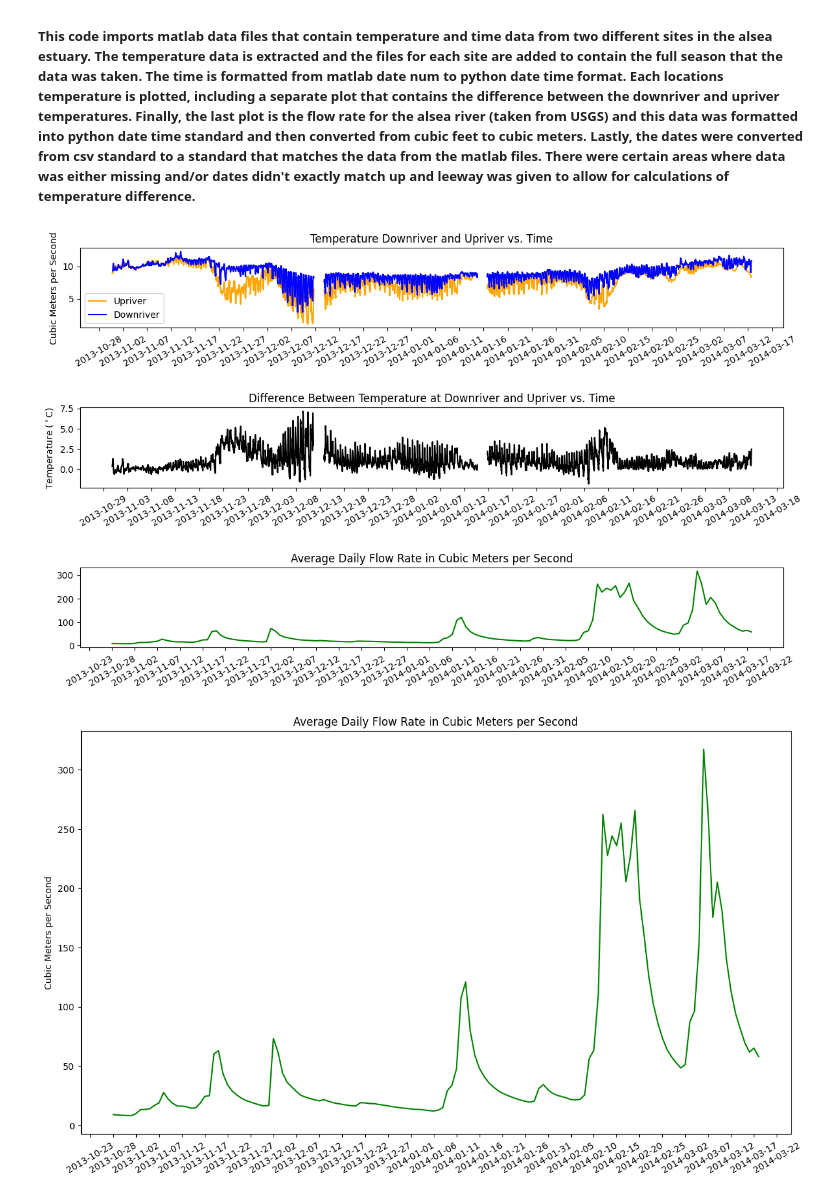
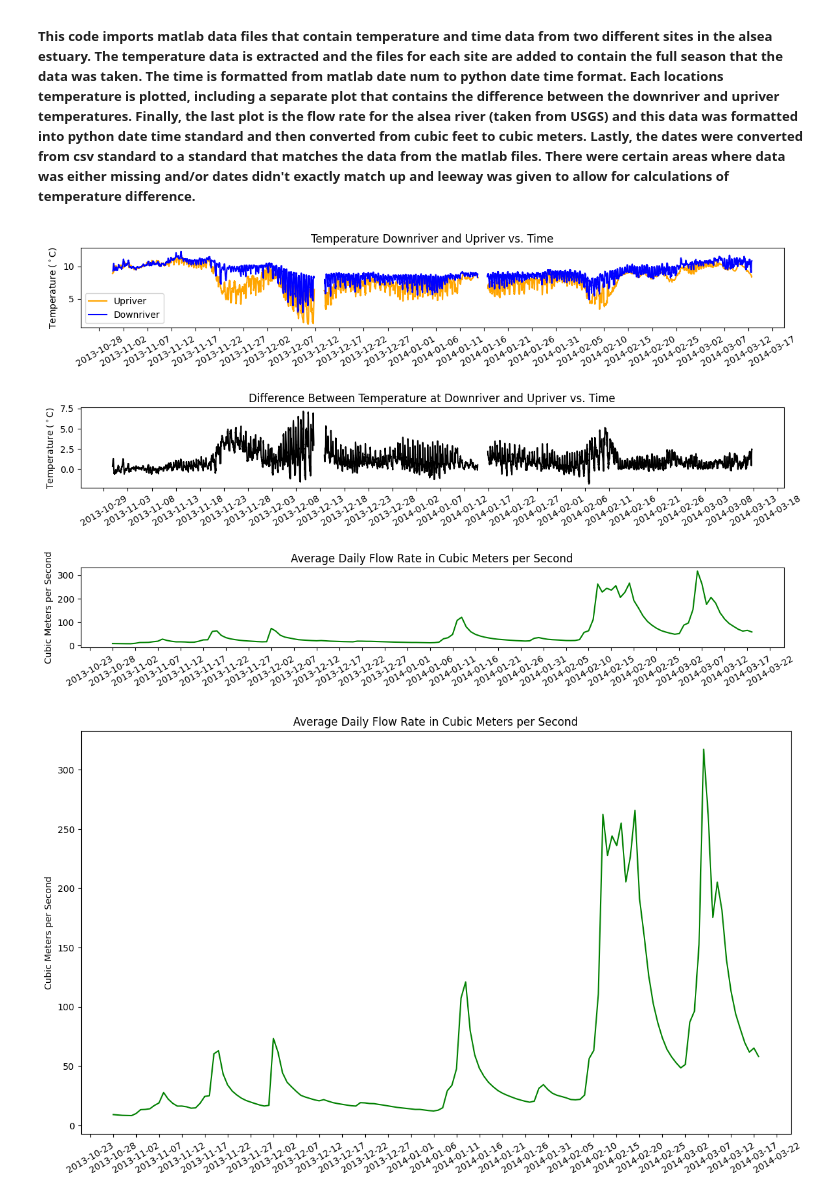
Before and after one commit to lebedevn/Alsea-Estuary-Data, a Jupyter notebook: 2013_2014.ipynb, the cells around one changed output. Drawn from its saved outputs; the diff is of its cells as text; code cells hidden in the pictures.

```diff
--- a/2013_2014.ipynb
+++ b/2013_2014.ipynb
@@ -51,14 +51,14 @@ tmsUpriver = matUDF['DN'] * np.timedelta64(1, 'D') + origin
 
 #calculating difference in temperature values
 matDiff = matDDF.sub(matUDF)
-
 #plotting subplots
 fig, (ax,axdiff, axflow) = plt.subplots(3,figsize=(14, 8))
 ax.set_title("Temperature Downriver and Upriver vs. Time")
-plt.setp(ax, ylabel = "Temperature ($^\circ$C)")
+plt.setp(ax, ylabel = "Temperature ($^\circ$C)",)
 ax.plot(tmsUpriver, matUDF['T'], color = 'orange', label='Upriver')
 ax.plot(tmsDownriver,matDDF['T'], color = 'blue', label = 'Downriver')
 
+#ax.set_xlim(pd.Timestamp('2013-11-10'), pd.Timestamp('2013-12-08'))
 # Change the tick interval
 ax.xaxis.set_major_locator(mdates.DayLocator(interval=5))
 
@@ -69,35 +69,36 @@ plt.subplots_adjust(hspace=1)
 #difference plot
 y = matDiff['T']
 x = tmsDownriver
 axdiff.set_title("Difference Between Temperature at Downriver and Upriver vs. Time")
 plt.setp(axdiff, ylabel = "Temperature ($^\circ$C)")
 axdiff.plot(x, y, color = 'black', label = "Difference")
 axdiff.xaxis.set_major_locator(mdates.DayLocator(interval=5))
 axdiff.xaxis.set_tick_params(rotation = 30)
 
 #read in csv file
 flowDF = pd.read_csv('2013_2014alsea.csv')
 flowDF['fRate'] = flowDF['max_va'] * 0.0283168
 flowDF['DN'] = pd.NaT
 
 #create a new column for flow dates
 for index, row in flowDF.iterrows():
     calcDate = pd.Timestamp(year=int(row['begin_yr']), month=int(row['month_nu']), day=int(row['day_nu']))
     flowDF.loc[index, 'DN'] = calcDate
 
 tmsFlow = flowDF['DN']
 
 #plot the flow graph
 axflow.set_title("Average Daily Flow Rate in Cubic Meters per Second")
-plt.setp(ax, ylabel = "Cubic Meters per Second")
+plt.setp(axflow, ylabel = "Cubic Meters per Second")
 axflow.plot(tmsFlow,flowDF['fRate'], color = 'green', label = 'FlowRate')
 axflow.xaxis.set_major_locator(mdates.DayLocator(interval=5))
 axflow.xaxis.set_tick_params(rotation = 30)
 
 ax.legend()
 plt.show()
+# FOR DownRiver, mid, upriver surface and bottom (temperature, pressure(db), salinity(S), discharge)
 # %% [output]
-[figure, old version]
+[figure, new version]
 # %%
 #read in csv file
 flowDF = pd.read_csv('2013_2014alsea.csv')
```
Also changed, not shown: 1 other file.
